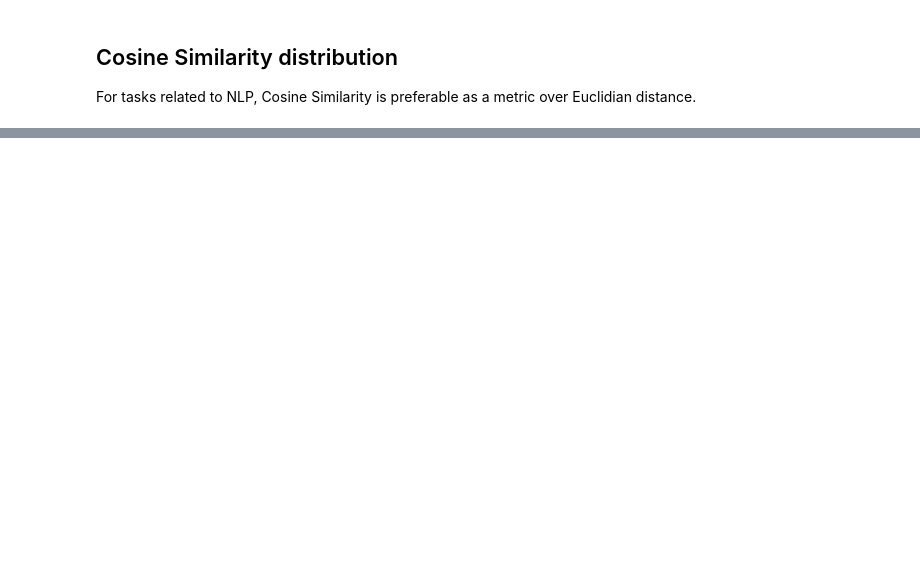
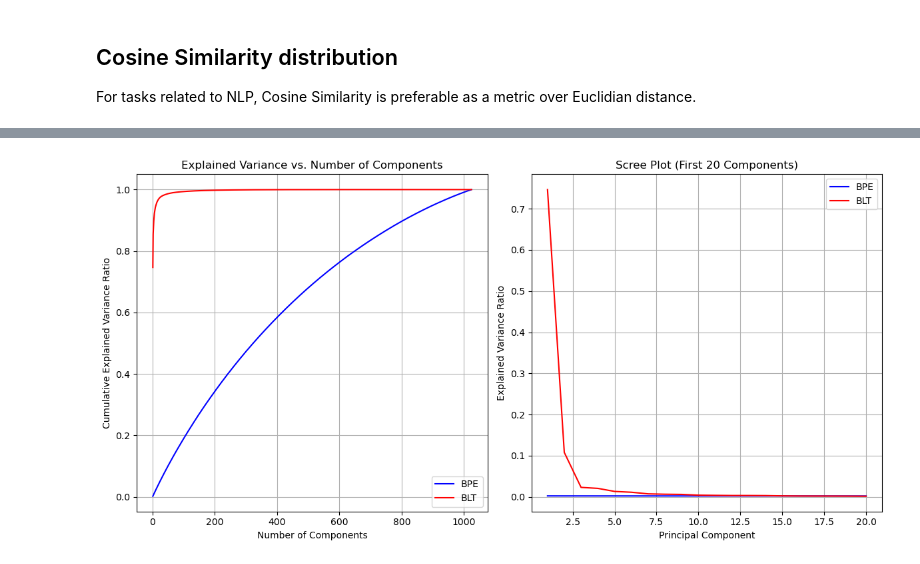
Before and after one commit to norandom/infosec_ml_rnd, a Jupyter notebook: bpe_vs_blt_log_vec/blt_or_bpe_log_vec.ipynb, the cells around one changed output, grey strips where cells are left out. Saved outputs shown, nothing was run; the diff lists cells and outputs as text; code cells hidden in the pictures; blank space fills up the shorter version.

```diff
--- a/bpe_vs_blt_log_vec/blt_or_bpe_log_vec.ipynb
+++ b/bpe_vs_blt_log_vec/blt_or_bpe_log_vec.ipynb
@@ -1758,0 +913,72 @@ finally:
+# %%
+import numpy as np
+import matplotlib.pyplot as plt
+from sklearn.decomposition import PCA
+import duckdb
+
+# Create connection and get embeddings
+con = duckdb.connect('embeddings_1k.duckdb')
+
+# Get embeddings
+query = """
+SELECT
+    embedding_bpe::DOUBLE[] as bpe_embedding,
+    embedding_blt::DOUBLE[] as blt_embedding
+FROM message_embeddings
+"""
+results = con.execute(query).fetch_df()
+
+# Convert to numpy arrays
+bpe_vectors = np.stack(results['bpe_embedding'].values)
+blt_vectors = np.stack(results['blt_embedding'].values)
+
+# Calculate PCA for both
+pca_bpe = PCA()
+pca_blt = PCA()
+
+pca_bpe.fit(bpe_vectors)
+pca_blt.fit(blt_vectors)
+
+# Calculate cumulative explained variance
+cum_var_exp_bpe = np.cumsum(pca_bpe.explained_variance_ratio_)
+cum_var_exp_blt = np.cumsum(pca_blt.explained_variance_ratio_)
+
+# Plot
+plt.figure(figsize=(12, 6))
+
+# Plot cumulative explained variance
+plt.subplot(1, 2, 1)
+plt.plot(range(1, len(cum_var_exp_bpe) + 1), cum_var_exp_bpe, 'b-', label='BPE')
+plt.plot(range(1, len(cum_var_exp_blt) + 1), cum_var_exp_blt, 'r-', label='BLT')
+plt.xlabel('Number of Components')
+plt.ylabel('Cumulative Explained Variance Ratio')
+plt.title('Explained Variance vs. Number of Components')
+plt.grid(True)
+plt.legend()
+
+# Plot individual explained variance (elbow plot)
+plt.subplot(1, 2, 2)
+plt.plot(range(1, 21), pca_bpe.explained_variance_ratio_[:20], 'b-', label='BPE')
+plt.plot(range(1, 21), pca_blt.explained_variance_ratio_[:20], 'r-', label='BLT')
+plt.xlabel('Principal Component')
+plt.ylabel('Explained Variance Ratio')
+plt.title('Scree Plot (First 20 Components)')
+plt.grid(True)
+plt.legend()
+
+plt.tight_layout()
+plt.show()
+
+# Print some statistics
+for name, pca, vectors in [('BPE', pca_bpe, bpe_vectors), ('BLT', pca_blt, blt_vectors)]:
+    print(f"\n{name} Statistics:")
+    print(f"Original dimensions: {vectors.shape[1]}")
+
+    # Number of components needed for different variance thresholds
+    for threshold in [0.8, 0.9, 0.95, 0.99]:
+        n_components = np.argmax(cum_var_exp_bpe >= threshold) + 1
+        print(f"Components needed for {threshold*100}% variance: {n_components}")
+
+con.close()
+# %% [output]
+[figure, added]
```
Also changed, not shown: parts of 40 cells of this notebook, 2 other files.
